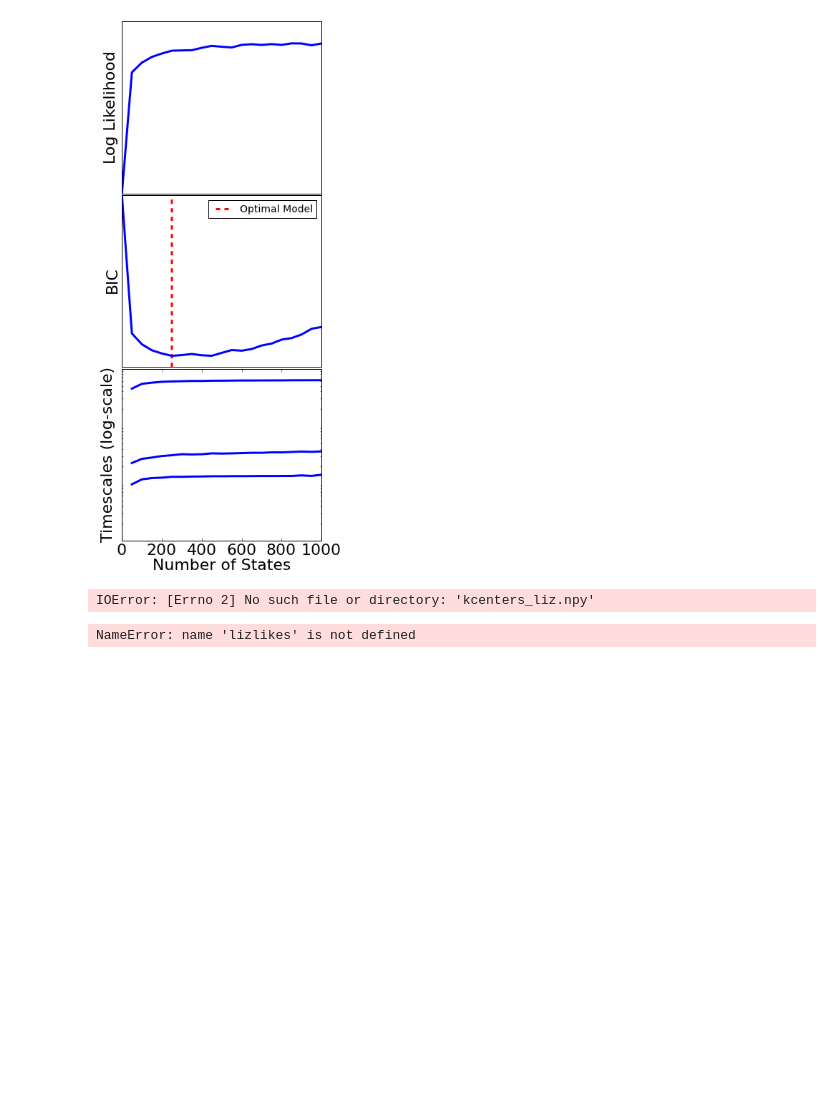
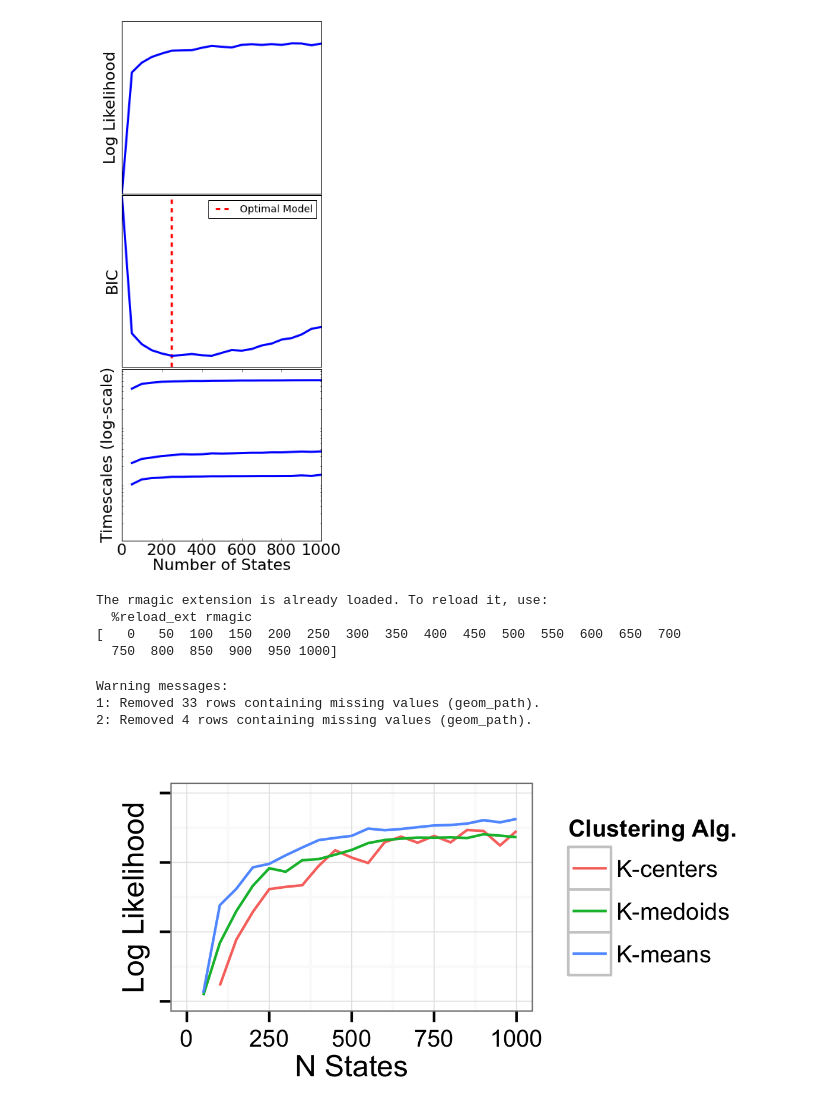
Before and after one commit to rmcgibbo/opt-k, a Jupyter notebook: muller/likelihoods.ipynb, the cells around one changed output. Saved outputs shown, nothing was run; the diff lists cells and outputs as text; code cells hidden in the pictures; blank space fills up the shorter version.

```diff
--- a/muller/likelihoods.ipynb
+++ b/muller/likelihoods.ipynb
@@ -119,29 +120,55 @@ subplots_adjust(hspace=0.01)
 savefig('like_comp.pdf')
 # %% [output]
 [figure]
-# %%
-lizlikes = np.load('kcenters_liz.npy')
-subplot(211)
-plot(ks[1:], lizlikes[1:], lw=3)
-yticks([])
-xticks([])
-ylabel('Liz LogL')
-subplot(212)
-plot(ks[1:], likes[1:], lw=3)
-yticks([])
-ylabel('New LogL')
-# %% [output]
-IOError: [Errno 2] No such file or directory: 'kcenters_liz.npy'
-# %%
-bic_liz = -2 * lizlikes + 2 * ks**2
-subplot(211)
-plot(ks[1:], bic_liz[1:], lw=3)
-yticks([])
-xticks([])
-ylabel('Liz AIC')
-subplot(212)
-plot(ks[1:], bic[1:], lw=3)
-yticks([])
-ylabel('New BIC')
-# %% [output]
-NameError: name 'lizlikes' is not defined
+# %%
+kcent = np.load('data/KCenters_n100k.npy')
+kmed = np.load('data/Hybrid10.npy')
+kmean = np.load('data/KMeans.npy')
+
+bic_kcent = -2 * kcent + np.log(1E7) * ks**2
+bic_kmed = -2 * kmed + np.log(1E7) * ks**2
+bic_kmean = -2 * kmean + np.log(1E7) * ks**2
+%load_ext rmagic
+# %% [output]
+The rmagic extension is already loaded. To reload it, use:
+  %reload_ext rmagic
+[   0   50  100  150  200  250  300  350  400  450  500  550  600  650  700
+  750  800  850  900  950 1000]
+# %%
+%%R -i ks,kcent,kmed,kmean,bic_kcent,bic_kmed,bic_kmean
+library(ggplot2)
+library(reshape)
+library(scales)
+
+ll_df =  data.frame(ks=ks, k.centers=kcent,      k.medoids=kmed,     k.means=kmean)
+bic_df = data.frame(ks=ks, k.centers=bic_kcent, k.medoids=bic_kmed, k.means=bic_kmean)
+
+# BIC plot
+bic_df2 = melt(bic_df, id='ks')
+p = ggplot(bic_df2)
+p = p + geom_line(aes(x=ks, y=value, color=variable))
+p = p + scale_x_continuous('N States', limits=c(50, 500))
+p = p + scale_y_continuous('BIC', limits=c(-6.75e7, -5.6e7), labels=NULL)
+p = p + scale_color_discrete('Clustering Alg.', labels=c('K-centers', 'K-medoids', 'K-means'))
+p = p + theme_bw()
+ggsave('ggimage_bic.png', width=4, height=2)
+
+
+# LIKELIHOOD plot
+p = ggplot(melt(ll_df, id='ks'))
+p = p + geom_line(aes(x=ks, y=value, color=variable))
+#p = p + geom_line(aes(x=ks, y=bic.kmean))
+p = p + scale_x_continuous('N States')
+p = p + scale_y_continuous('Log Likelihood', limits=c(3e7, 3.6e7), labels=NULL)
+p = p + scale_color_discrete('Clustering Alg.', labels=c('K-centers', 'K-medoids', 'K-means'))
+p = p + theme_bw()
+ggsave('ggimage_ll.png', width=4, height=2)
+# %% [output]
+Warning messages:
+1: Removed 33 rows containing missing values (geom_path).
+2: Removed 4 rows containing missing values (geom_path).
+# %%
+from IPython.display import Image
+Image(filename='ggimage_ll.png')
+# %% [output]
+[figure, added]
```
Also changed, not shown: parts of 4 cells of this notebook, 2 other files.
